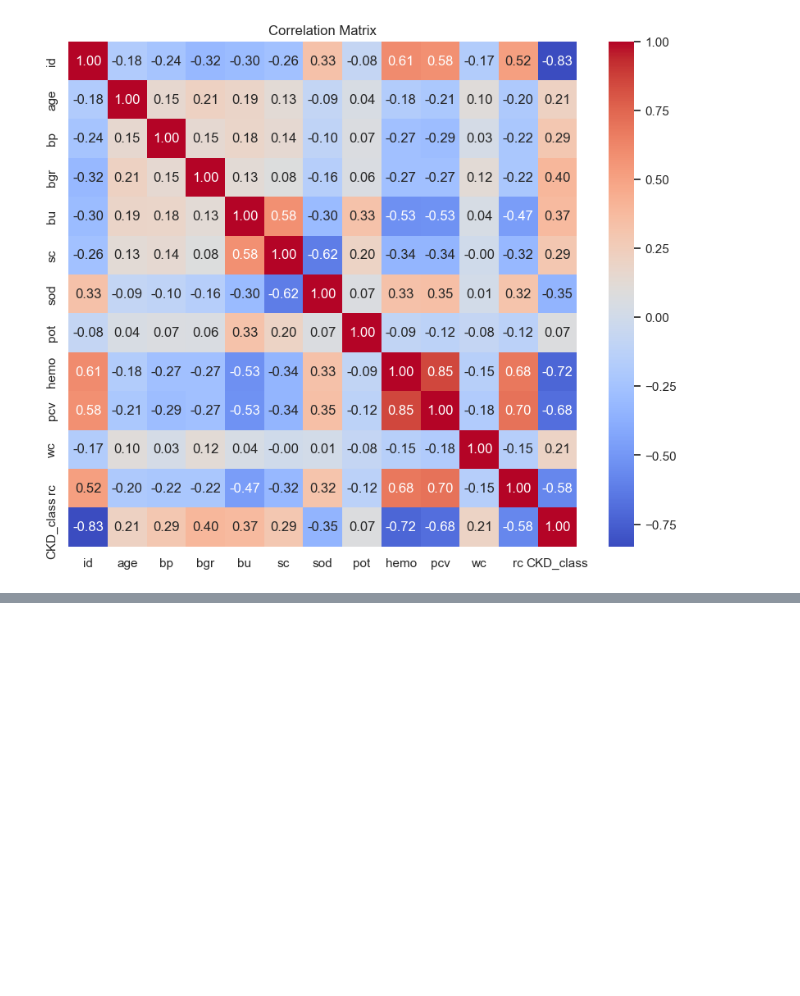
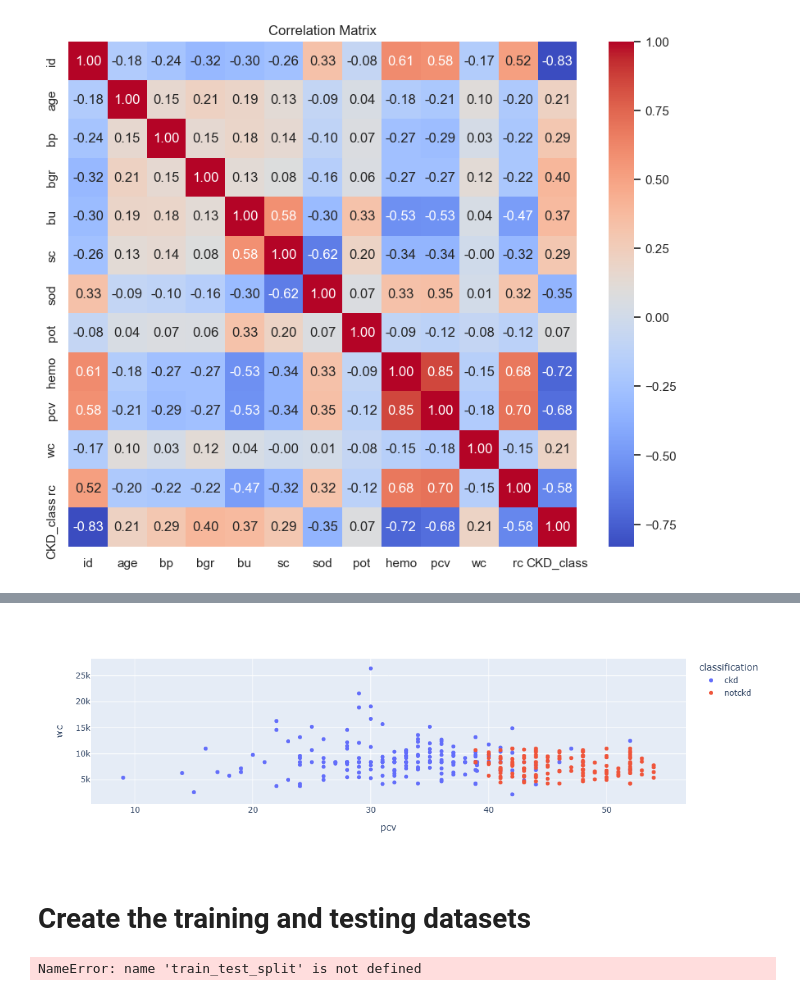
Before and after one commit to rcswider/Chronic-Kidney-Disease, a Jupyter notebook: notebooks/ISDS 7075 - Group 4 Project.ipynb, the cells around one changed output, grey strips where cells are left out. Cells and saved outputs as stored; diff of their text form; code cells hidden in the pictures; blank space fills up the shorter version.

```diff
--- a/notebooks/ISDS 7075 - Group 4 Project.ipynb
+++ b/notebooks/ISDS 7075 - Group 4 Project.ipynb
@@ -553,0 +533,19 @@ plt.show()
+# %%
+import plotly.express as px
+vis = px.scatter(df_kd, x="pcv", y="wc", color="classification")
+vis.show()
+# %% [output]
+[figure, added]
+# %% [markdown]
+# Create the training and testing datasets
+# %%
+#############Need to fix this
+
+X_train, X_test, y_train, y_test = train_test_split(
+    X,
+    y,
+    test_size=0.20,
+    random_state=42
+)
+# %% [output]
+NameError: name 'train_test_split' is not defined
```
Also changed, not shown: parts of 28 cells of this notebook.
